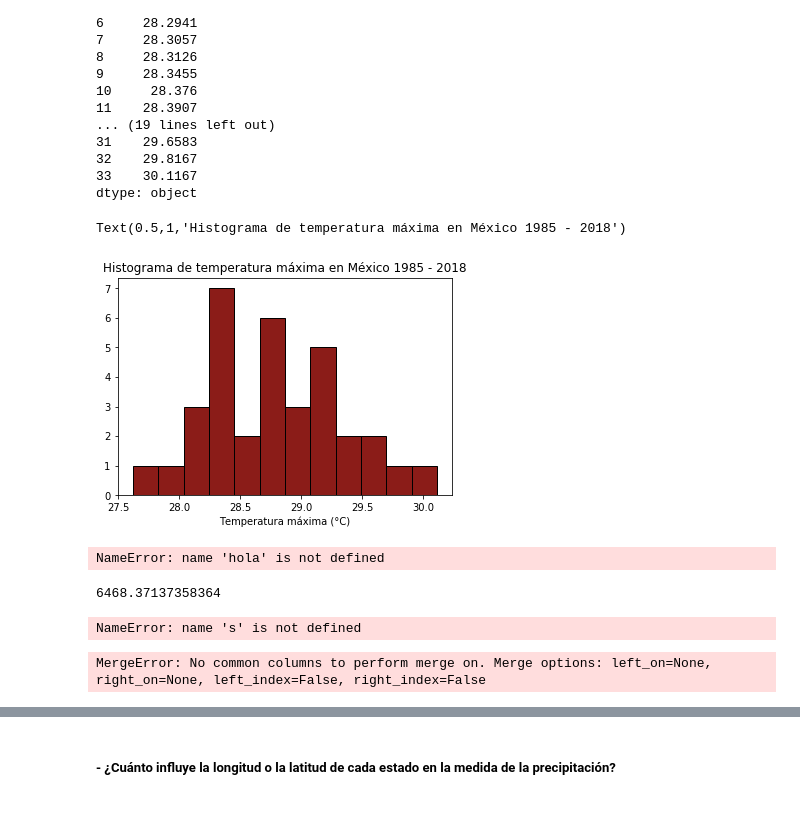
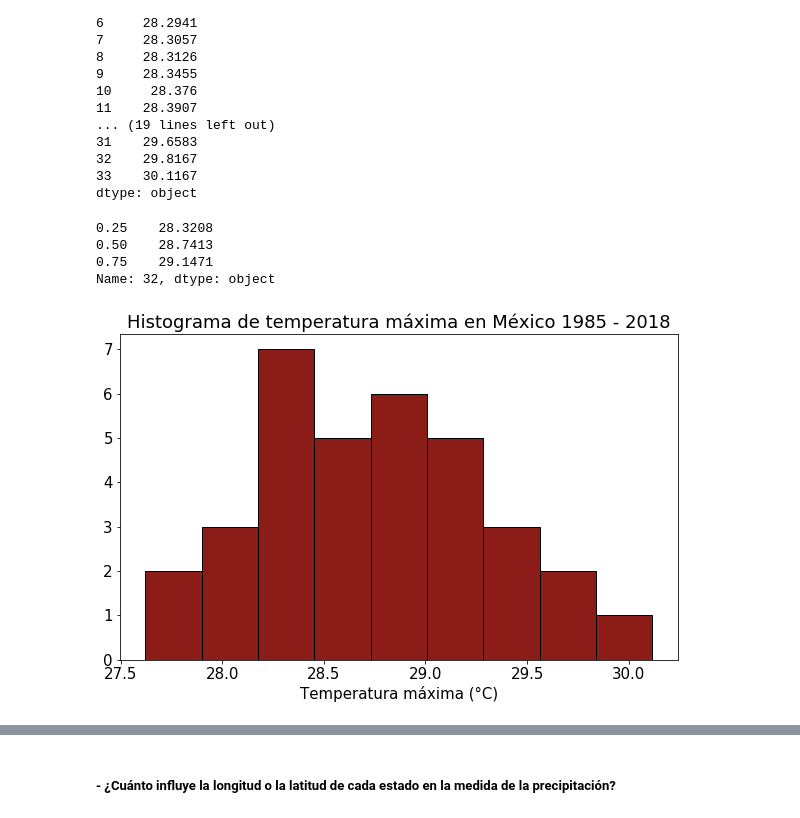
Before and after one commit to LuisEduardoCantero/Data_Science_in_Cosmology, a Jupyter notebook: Proyecto_1/CLIMA_SCRIPT.ipynb, the cells around one changed output, grey strips where cells are left out. Cells and saved outputs as stored; diff of their text form; code cells hidden in the pictures.

```diff
--- a/Proyecto_1/CLIMA_SCRIPT.ipynb
+++ b/Proyecto_1/CLIMA_SCRIPT.ipynb
@@ -167,7 +192,7 @@ tmed_anual_edos = tmed.iloc[:,13::13]
 # %%
 tmax_anual = tmax.iloc[32,13::13]
 # %%
-tmax_anual = tmax.iloc[32,13::13]
+tmax_anual_edos = tmax.iloc[:,13::13]
 # %% [markdown]
 ### - Promedio, desviaciones estándar, media, moda de la distribución. Rango interquartil de la distribución.
 # %% [markdown]
@@ -203,5 +239,9 @@ dtype: object
 # %%
-plt.hist(precip_anual.tolist() , bins=8, edgecolor='k', color= [(65/255,146/255,154/255)])   # Histograma
+#Histograma de precipitacion
+plt.rcParams["figure.figsize"] = (10,6)
+plt.rcParams.update({'font.size':15})
+plt.hist(precip_anual.tolist() , bins=7, edgecolor='k', color= [(65/255,146/255,154/255)])   # Histograma
 plt.xlabel('Precipitación anual (mm)')
 plt.title("Histograma de precipitación en México 1985 - 2018")
+plt.savefig("/home/luiscantero/anadat/Archivos/Proyecto1/Resultados/CLIMA_1.jpg", bbox_inches='tight')
 # %% [output]
@@ -240,5 +286,9 @@ dtype: object
 # %%
+#Histograma de temperatura minima
+plt.rcParams["figure.figsize"] = (10,6)
+plt.rcParams.update({'font.size':15})
 plt.hist(tmin_anual.tolist() , bins=10, edgecolor='k', color= [(38/255,172/255,169/255)])   # Histograma
 plt.xlabel('Temperatura mínima (°C)')
 plt.title("Histograma de temperatura mínima en México 1985 - 2018")
+plt.savefig("/home/luiscantero/anadat/Archivos/Proyecto1/Resultados/CLIMA_2.jpg", bbox_inches='tight')
 # %% [output]
@@ -277,5 +333,9 @@ dtype: object
 # %%
+#Histograma de termperatura media
+plt.rcParams["figure.figsize"] = (10,6)
+plt.rcParams.update({'font.size':15})
 plt.hist(tmed_anual.tolist() , bins=9, edgecolor='k', color= [(60/255,138/255,26/255)])   # Histograma
 plt.xlabel('Temperatura media (°C)')
 plt.title("Histograma de temperatura media en México 1985 - 2018")
+plt.savefig("/home/luiscantero/anadat/Archivos/Proyecto1/Resultados/CLIMA_3.jpg", bbox_inches='tight')
 # %% [output]
@@ -311,31 +370,22 @@ tmax_anual.mode()  # Multimodal
 32    29.8167
 33    30.1167
 dtype: object
+# %%
+tmax_anual.quantile([0.25,0.5,0.75]) #Rango intercuartil
+# %% [output]
+0.25    28.3208
+0.50    28.7413
+0.75    29.1471
+Name: 32, dtype: object
 # %%
-plt.hist(tmax_anual.tolist() , bins=12, edgecolor='k', color= [(139/255,28/255,24/255)])   # Histograma
+#Histograma de termperatura maxima
+plt.rcParams["figure.figsize"] = (10,6)
+plt.rcParams.update({'font.size':15})
+plt.hist(tmax_anual.tolist() , bins=9, edgecolor='k', color= [(139/255,28/255,24/255)])   # Histograma
 plt.xlabel('Temperatura máxima (°C)')
 plt.title("Histograma de temperatura máxima en México 1985 - 2018")
+plt.savefig("/home/luiscantero/anadat/Archivos/Proyecto1/Resultados/CLIMA_4.jpg", bbox_inches='tight')
 # %% [output]
-Text(0.5,1,'Histograma de temperatura máxima en México 1985 - 2018')
-[figure, old version]
+[figure, new version]
-# %%
-s = []
-
-for i in np.arange(0,32,1):
-    s.append(sum(hola.iloc[i,:]))
-# %% [output]
-NameError: name 'hola' is not defined
-# %%
-sum(hola.iloc[1,:])
-# %% [output]
-6468.37137358364
-# %%
-hey = pd.DataFrame(s)
-# %% [output]
-NameError: name 's' is not defined
-# %%
-tablaf = pd.merge(tabla, hey)
-# %% [output]
-MergeError: No common columns to perform merge on. Merge options: left_on=None, right_on=None, left_index=False, right_index=False
 # %%
 hey
```
Also changed, not shown: parts of 54 cells of this notebook.
